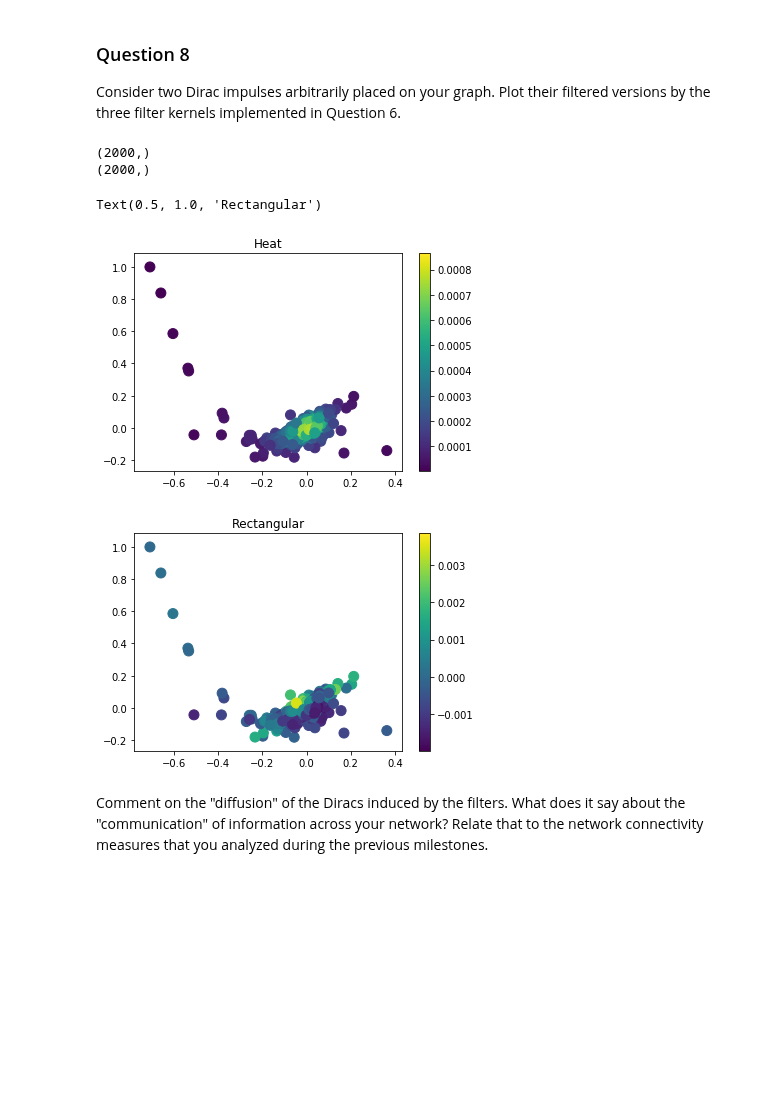
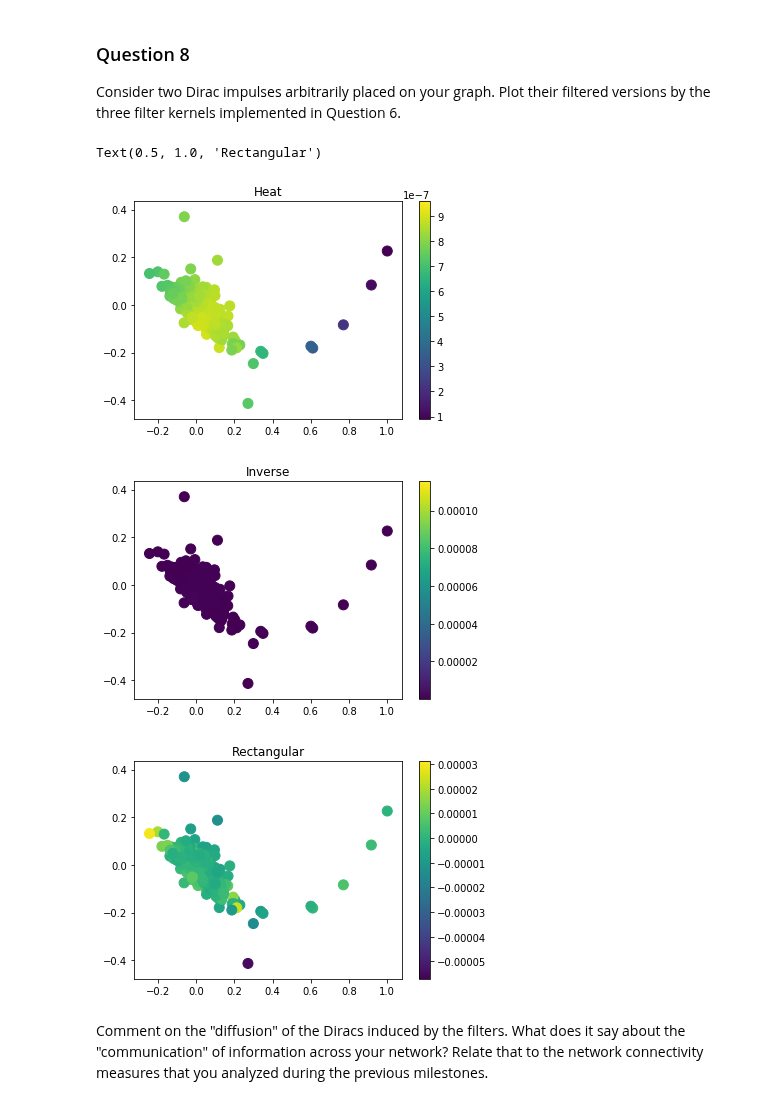
Before and after one commit to senakicir/ntds_project, a Jupyter notebook: 4_graph_signal_processing.ipynb, the cells around one changed output. Drawn from its saved outputs; the diff is of its cells as text; code cells hidden in the pictures; blank space fills up the shorter version.

Commit message:
Added inverse kernel + changed adjacency npy

```diff
--- a/4_graph_signal_processing.ipynb
+++ b/4_graph_signal_processing.ipynb
@@ -86,7 +86,7 @@ Import those objects in the cell below (or recompute the Laplacian and Gradient
 
 _Note_: If your features/labels are not floating-point numbers, please convert them. For example, if your data has labels "cat" and "dog" for nodes that represent cats or dogs, respectively, you may assign the number `1.0` for the label "cat" and the number `-1.0` for the label "dog".
 # %%
-adjacency =  np.load('adjacency_noDisconnectedNodes_mfccStdMeanSkewKurtosisMedian.npy')# the adjacency matrix
+adjacency =  np.load('senatrial2.npy')# the adjacency matrix
 n_nodes = adjacency.shape[0]
 n_edges =  np.count_nonzero(adjacency)//2# the number of edges in the network
 
@@ -243,7 +230,8 @@ def heat_kernel(e, t):
     return np.exp(-e*t)#/(e[-1]*1.01))
 
 def inverse_kernel(e, t):
-    return np.linalg.inv(np.eye(n_nodes)+t*L)
+
+    return np.power(np.ones((n_nodes,))+t*e,-1)
 
 def rectangle_kernel(e, l_min, l_max):
     kernel = np.zeros([n_nodes,])
@@ -253,7 +241,6 @@ def rectangle_kernel(e, l_min, l_max):
 def graph_filter(x, kernel, **kwargs):
     gft_x = GFT(x)
     out_kernel = kernel(e, **kwargs)
-    print(out_kernel.shape)
     filtered_x = iGFT(out_kernel*gft_x)
     return filtered_x
 # %% [markdown]
@@ -298,23 +286,25 @@ Consider two Dirac impulses arbitrarily placed on your graph. Plot their filtere
 # %%
 # Your code here.
 diracs = np.zeros([n_nodes,])
 dirac_pos = [20]
 diracs[dirac_pos] = 1
 
 filtered_s_heat = graph_filter(diracs, heat_kernel, t=10)
+filtered_s_inv = graph_filter(diracs, inverse_kernel, t=10)
 filtered_s_rect = graph_filter(diracs, rectangle_kernel, l_min = 0.2, l_max = 0.8)
 
 graph.plot_signal(filtered_s_heat)
 plt.title("Heat")
+graph.plot_signal(filtered_s_inv)
+plt.title("Inverse")
 graph.plot_signal(filtered_s_rect)
 plt.title("Rectangular")
 #graph.plot_signal(labels)
 # %% [output]
-(2000,)
-(2000,)
+Text(0.5, 1.0, 'Rectangular')
-Text(0.5, 1.0, 'Rectangular')
-[figure, old version]
+[figure, new version]
-[figure, old version]
+[figure, new version]
+[figure, added]
 # %% [markdown]
 Comment on the "diffusion" of the Diracs induced by the filters. What does it say about the "communication" of information across your network? Relate that to the network connectivity measures that you analyzed during the previous milestones.
 # %% [markdown]
```
Also changed, not shown: parts of 15 cells of this notebook, 1 other file.
